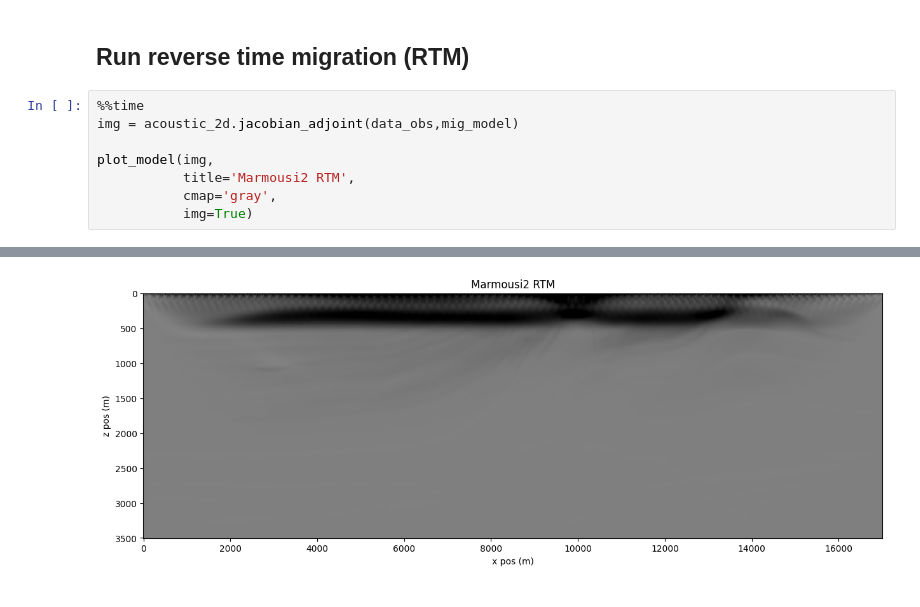
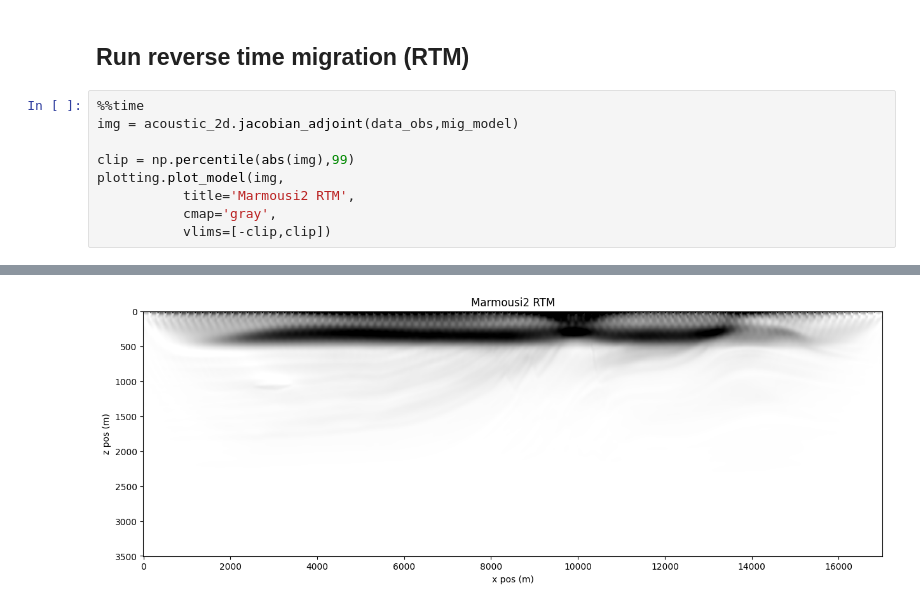
Before and after one commit to SEP-software/pyseis, a Jupyter notebook: examples/imaging_and_inversion/rtm_Marmousi.ipynb, the cells around one changed output, grey strips where cells are left out. Saved outputs shown, nothing was run; the diff lists cells and outputs as text.

```diff
--- a/examples/imaging_and_inversion/Marmousi_rtm.ipynb
+++ b/examples/imaging_and_inversion/rtm_Marmousi.ipynb
@@ -193,8 +94,9 @@ plot_model(mig_model,
 %%time
 img = acoustic_2d.jacobian_adjoint(data_obs,mig_model)
 
-plot_model(img,
+clip = np.percentile(abs(img),99)
+plotting.plot_model(img,
            title='Marmousi2 RTM',
            cmap='gray',
-           img=True)
+           vlims=[-clip,clip])
 # %% [output]
@@ -202,5 +104,5 @@ CPU times: user 14min 15s, sys: 3min 2s, total: 17min 17s
 Wall time: 1min 56s
-[figure, old version]
+[figure, new version]
 # %%
 # apply laplace filter and apply tpow
 img_filter = np.arange(img.shape[-1])**2 * ndimage.laplace(img)
```
Also changed, not shown: parts of 9 cells of this notebook, 19 other files.
